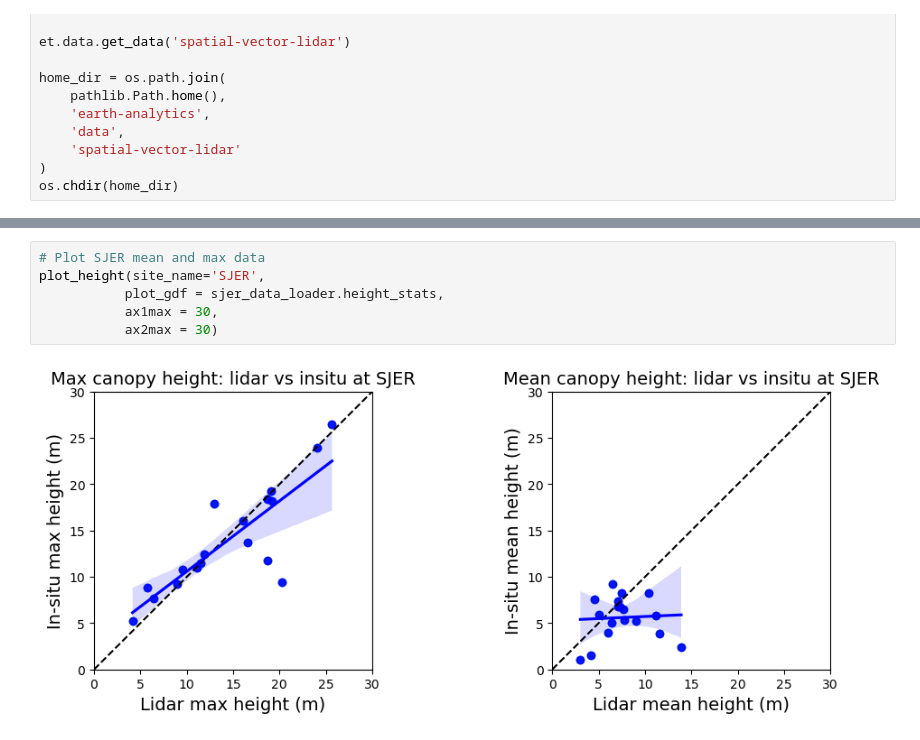
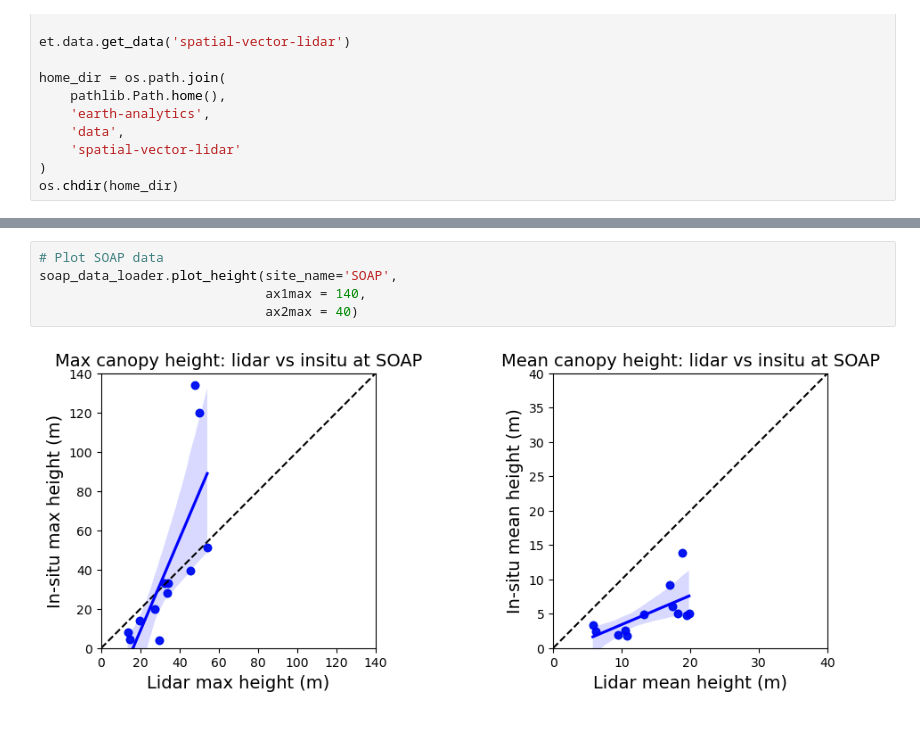
Before and after one commit to lechipman/lidar-uncertainty-2023-lchipman, a Jupyter notebook: lidar-uncertainty.ipynb, the cells around one changed output, grey strips where cells are left out. Saved outputs shown, nothing was run; the diff lists cells and outputs as text.

Commit message:
add plot_height to class

```diff
--- a/lidar-uncertainty.ipynb
+++ b/lidar-uncertainty.ipynb
@@ -127,8 +43,7 @@ def plot_height(site_name, plot_gdf, ax1max, ax2max):
 # %%
-# Plot SJER mean and max data
-plot_height(site_name='SJER',
-           plot_gdf = sjer_data_loader.height_stats,
-           ax1max = 30,
-           ax2max = 30)
+# Plot SOAP data
+soap_data_loader.plot_height(site_name='SOAP',
+                             ax1max = 140,
+                             ax2max = 40)
 # %% [output]
-[figure, old version]
+[figure, new version]
```
Also changed, not shown: parts of 9 cells of this notebook, 1 other file.
